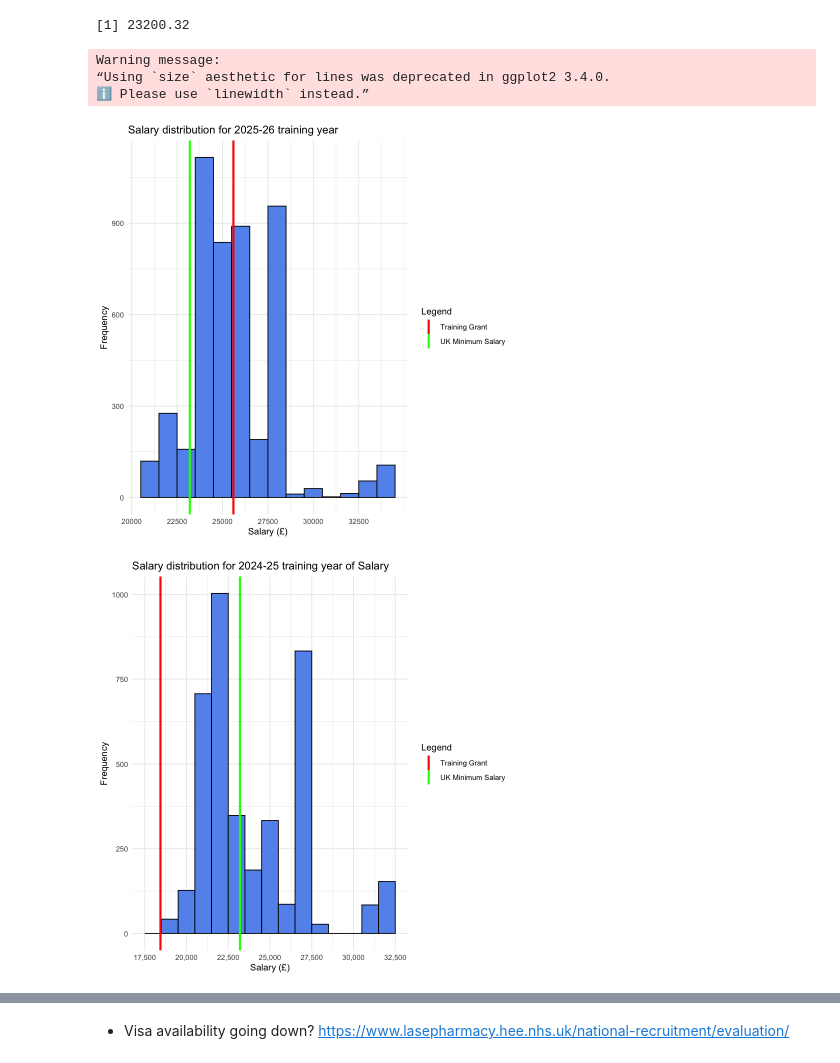
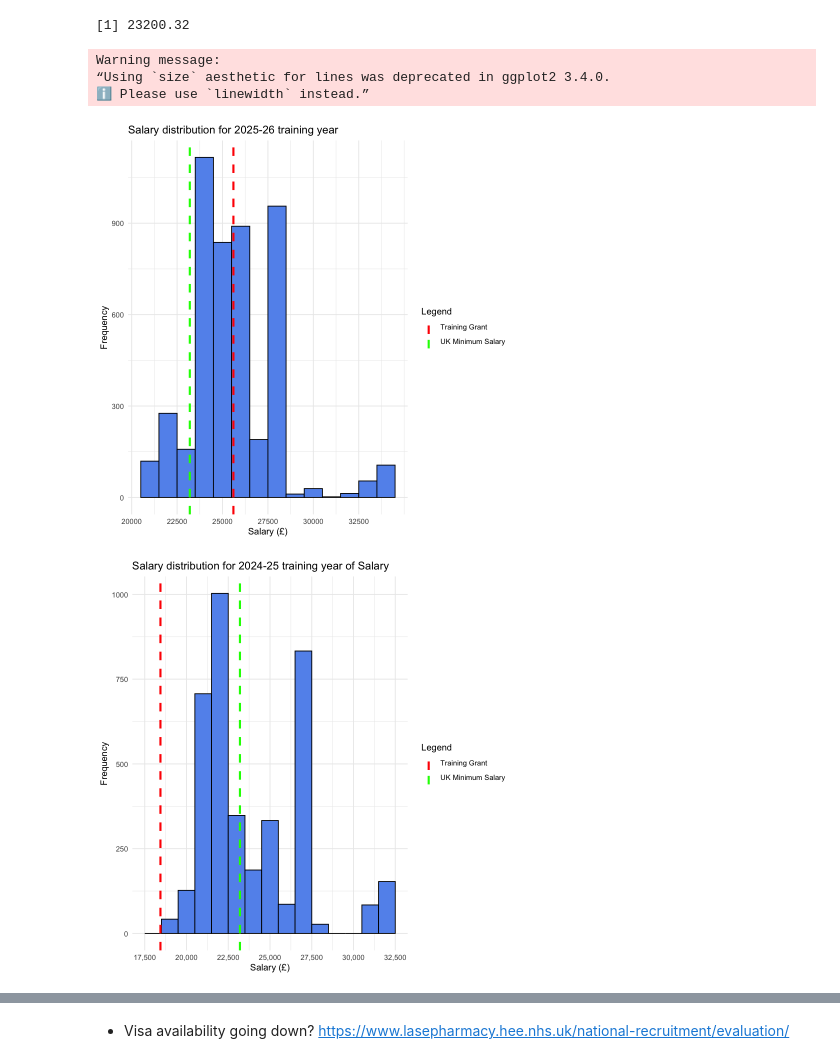
Before and after one commit to kwjo/TP-pay, a Jupyter notebook: oriel-eda.ipynb, the cells around one changed output, grey strips where cells are left out. Drawn from its saved outputs; the diff is of its cells as text; code cells hidden in the pictures.

```diff
--- a/oriel-eda.ipynb
+++ b/oriel-eda.ipynb
@@ -273,7 +274,8 @@ average_salary_in_2425
 
 # UK national minimum wage from 1st April 2024 is £11.44 per hour for ages 21 and over
 
-UK_minimum_salary <- 11.44 * 39 * 52
+UK_minimum_hourly_wage <- 11.44
+UK_minimum_salary <- UK_minimum_hourly_wage * 39 * 52
 UK_minimum_salary
 # %% [output]
 A data.frame: 1 × 1
@@ -318,39 +320,39 @@ OD2526_salary_plot_expanded <- ggplot(OD2526_expanded, aes(x = Salary)) +
   xlab("Salary (£)") +
   ylab("Frequency") +
   scale_x_continuous(breaks = seq(0, max(OD2526_modified$Salary, na.rm = TRUE), by = 2500)) +
-  geom_vline(data = vlines_data_for_2526, aes(xintercept = intercepts, color = labels), size = 1.2) +
+  geom_vline(data = vlines_data_for_2526, aes(xintercept = intercepts, color = labels),linetype="dashed", size = 1.2) +
   scale_color_manual(name = "Legend", values = c("Training Grant" = "red", "UK Minimum Salary" = "green")) +
   theme_minimal()
 
 
 OD2526_salary_plot_expanded
 
 OD2425_expanded <- OD2425_modified %>%
     uncount(AvailableSlots)
 
 OD2425_salary_plot_expanded <- ggplot(OD2425_expanded, aes(x = Salary)) +
   geom_histogram(binwidth = 1000, colour = 'black', fill = 'cornflowerblue') +
   ggtitle("Salary distribution for 2024-25 training year of Salary") +
   xlab("Salary (£)") +
   ylab("Frequency") +
   scale_x_continuous(
     breaks = seq(0, max(OD2526_modified$Salary, na.rm = TRUE), by = 2500),
     labels = scales::comma  # Use comma format for large numbers
   ) +
-  geom_vline(data = vlines_data_for_2425, aes(xintercept = intercepts, color = labels), size = 1.2) +
+  geom_vline(data = vlines_data_for_2425, aes(xintercept = intercepts, color = labels), size = 1.2,linetype="dashed") +
   scale_color_manual(name = "Legend", values = c("Training Grant" = "red", "UK Minimum Salary" = "green")) +
   theme_minimal()
 
 OD2425_salary_plot_expanded
 
 # Working hour plot
 # Salary and visa plot
 # %% [output]
 Warning message:
 “Using `size` aesthetic for lines was deprecated in ggplot2 3.4.0.
 ℹ Please use `linewidth` instead.”
-[figure, old version]
+[figure, new version]
-[figure, old version]
+[figure, new version]
 # %%
 visa_availability_2526 <- OD2526_expanded %>%
   count(SkilledWorkerVisa) %>%
```
Also changed, not shown: parts of 6 cells of this notebook.
